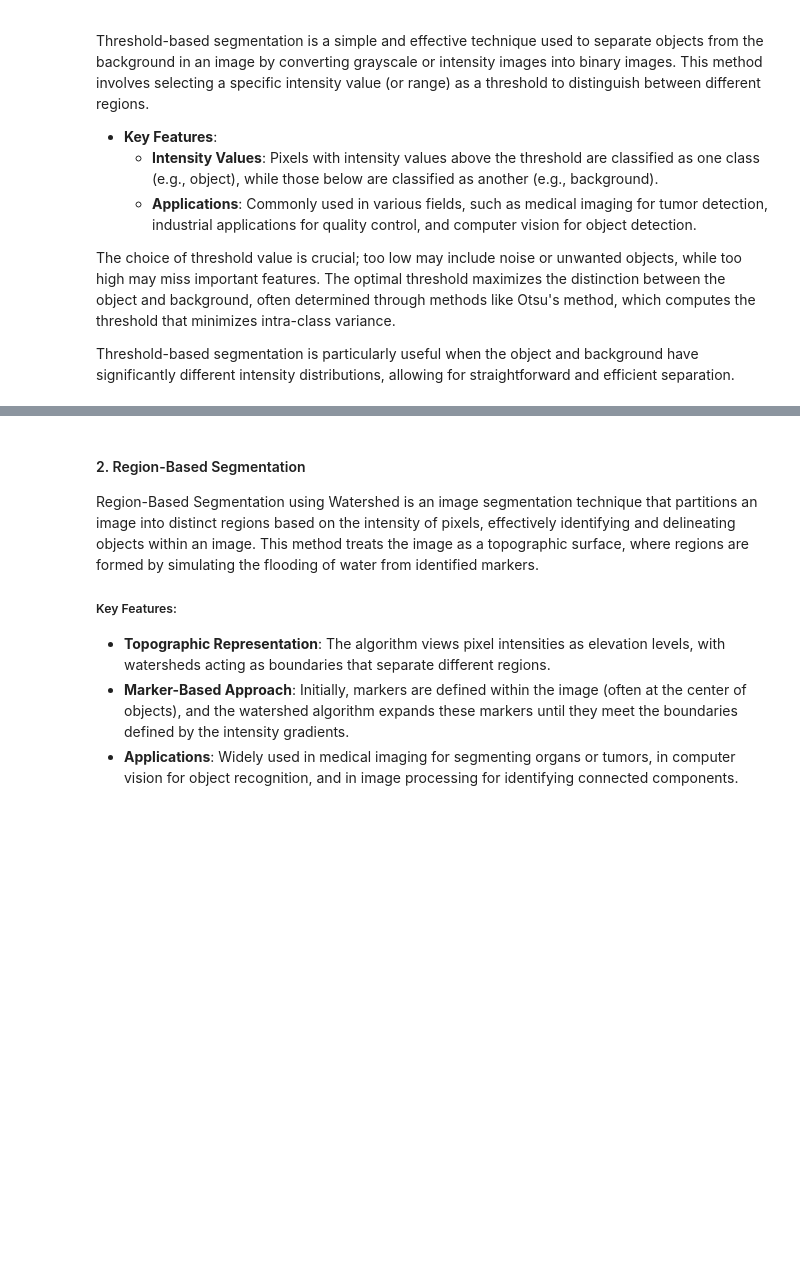
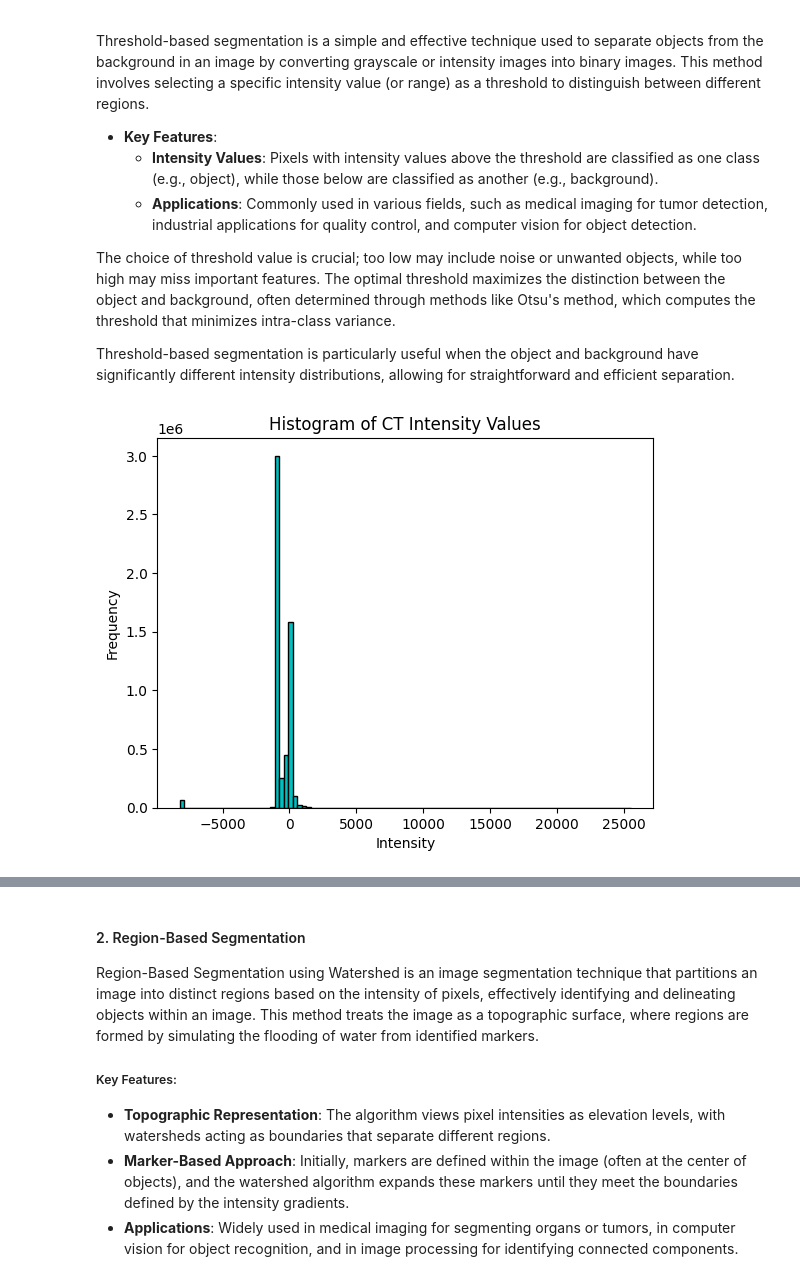
Before and after one commit to liseregn/INFO-H500, a Jupyter notebook: TP5/TP5_Medical_Image_Segmentation.ipynb, the cells around one changed output, grey strips where cells are left out. Drawn from its saved outputs; the diff is of its cells as text; code cells hidden in the pictures; blank space fills up the shorter version.

```diff
--- a/TP5/TP5_Medical_Image_Segmentation.ipynb
+++ b/TP5/TP5_Medical_Image_Segmentation.ipynb
@@ -140,3 +183,13 @@ Threshold-based segmentation is particularly useful when the object and backgrou
+# %%
+# Plot histogram of intensity values to find suitable threshold ranges
+
+plt.hist(lung_volume.flatten(), bins=100, color='c', edgecolor='black')
+plt.title("Histogram of CT Intensity Values")
+plt.xlabel("Intensity")
+plt.ylabel("Frequency")
+plt.show()
+# %% [output]
+[figure, added]
 # %%
 
 
```
Also changed, not shown: parts of 19 cells of this notebook, 1 other file.
